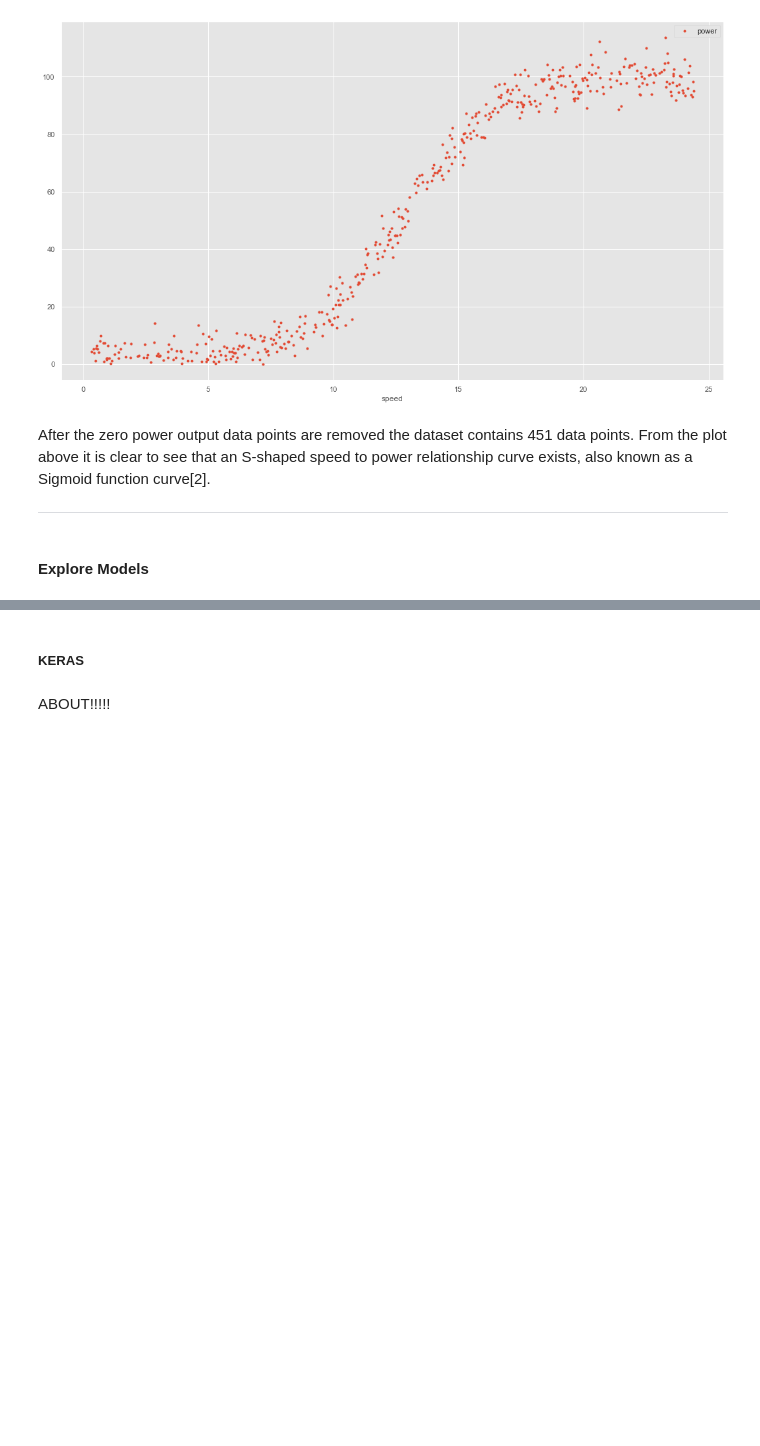
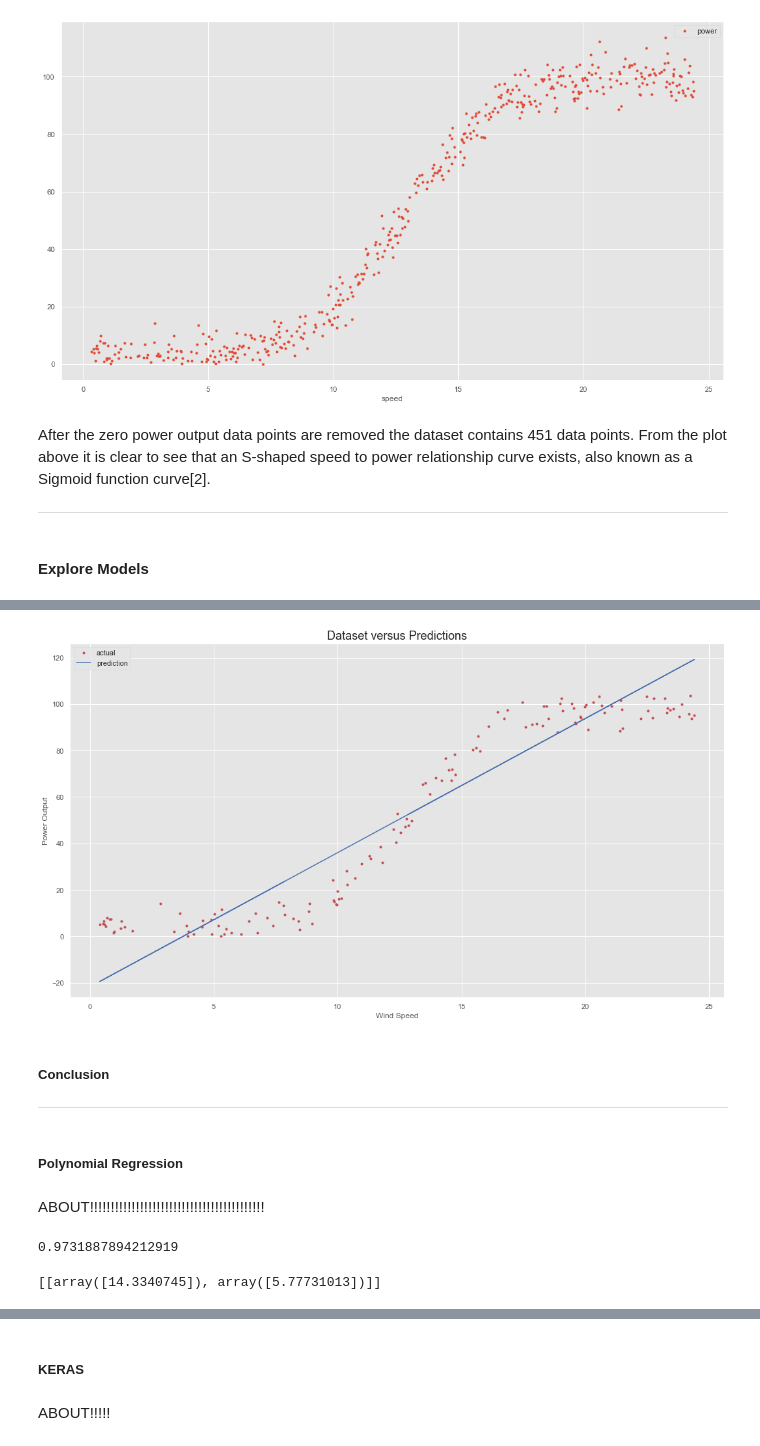
Before and after one commit to dconn20/MachineLearning.Project, a Jupyter notebook: Machine Learning & Statistics Project 2020.ipynb, the cells around one changed output, grey strips where cells are left out. Saved outputs shown, nothing was run; the diff lists cells and outputs as text; code cells hidden in the pictures; blank space fills up the shorter version.

```diff
--- a/Machine Learning & Statistics Project 2020.ipynb
+++ b/Machine Learning & Statistics Project 2020.ipynb
@@ -279,0 +225,3 @@ knn.predict
+# %%
+# Test model using predict function
+lin_pred = lin_model.predict(x_test)
@@ -279,0 +252,22 @@ knn.predict
+# %%
+# Plot predictions against the data
+plt.plot(x_test, y_test, 'r.', label='actual')
+plt.plot(x_test, lin_pred, 'b-', label='prediction')
+plt.title("Dataset versus Predictions", fontsize = 18)
+plt.xlabel("Wind Speed")
+plt.ylabel("Power Output")
+plt.legend();
+# %% [output]
+[figure, added]
+# %% [markdown]
+##### Conclusion
+
+
+
+
+
+************************************************************************
+# %% [markdown]
+##### Polynomial Regression
+# %% [markdown]
+ABOUT!!!!!!!!!!!!!!!!!!!!!!!!!!!!!!!!!!!!!!!!!!
@@ -279,0 +282,10 @@ knn.predict
+# %%
+p_r2 = polyreg.score(x_test_poly,y_test)
+p_r2
+# %% [output]
+0.9731887894212919
+# %%
+polyp =[[polyreg.intercept_, lin_model.coef_[0]]]
+polyp
+# %% [output]
+[[array([14.3340745]), array([5.77731013])]]
```
Also changed, not shown: parts of 40 cells of this notebook, 1 other file.
